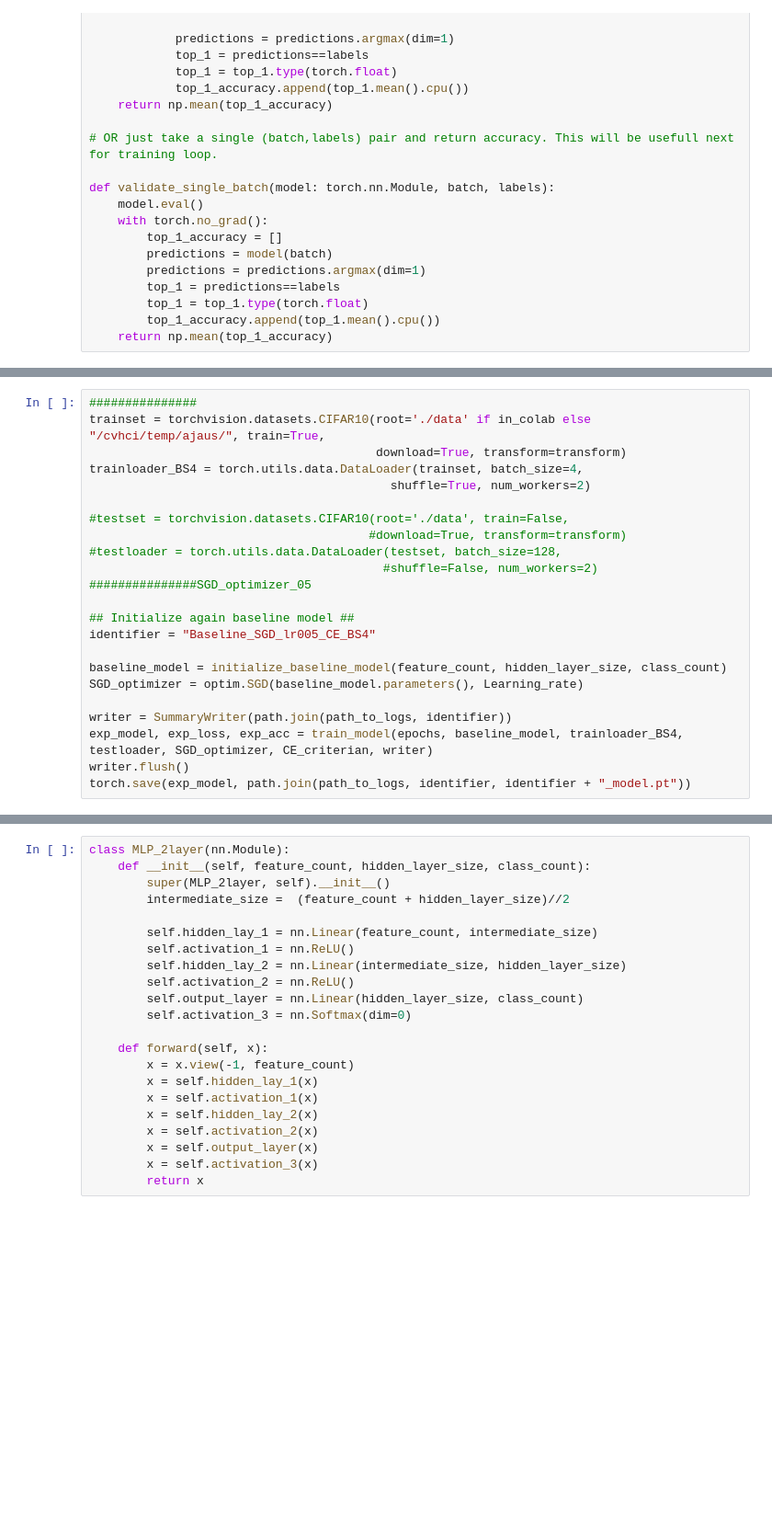
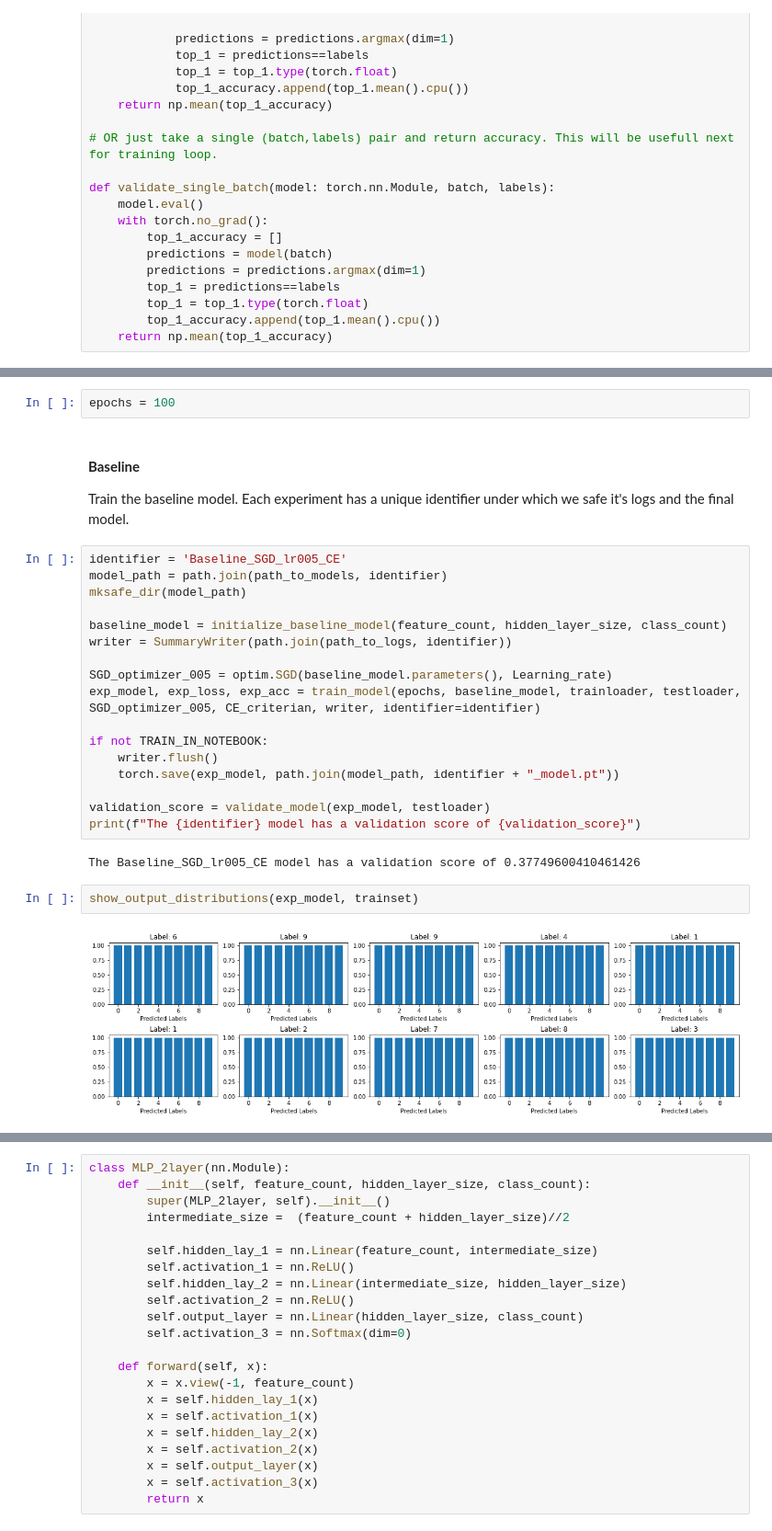
Before and after one commit to alexanderjaus/Lecture_Notebook, a Jupyter notebook: Practical_Course_Cifar_10.ipynb, the cells around one changed output, grey strips where cells are left out. Shown at 92% size. Saved outputs shown, nothing was run; the diff lists cells and outputs as text; blank space fills up the shorter version.

Commit message:
Added description to notebook and fix minor mistakes

```diff
--- a/Practical_Course_Cifar_10.ipynb
+++ b/Practical_Course_Cifar_10.ipynb
@@ -372,23 +272,0 @@ torch.save(exp_model, path.join(path_to_logs, identifier, identifier + "_model.p
-# %%
-###############
-trainset = torchvision.datasets.CIFAR10(root='./data' if in_colab else "/cvhci/temp/ajaus/", train=True,
-                                        download=True, transform=transform)
-trainloader_BS4 = torch.utils.data.DataLoader(trainset, batch_size=4,
-                                          shuffle=True, num_workers=2)
-
-#testset = torchvision.datasets.CIFAR10(root='./data', train=False,
-                                       #download=True, transform=transform)
-#testloader = torch.utils.data.DataLoader(testset, batch_size=128,
-                                         #shuffle=False, num_workers=2)
-###############SGD_optimizer_05
-
-## Initialize again baseline model ##
-identifier = "Baseline_SGD_lr005_CE_BS4"
-
-baseline_model = initialize_baseline_model(feature_count, hidden_layer_size, class_count)
-SGD_optimizer = optim.SGD(baseline_model.parameters(), Learning_rate)
-
-writer = SummaryWriter(path.join(path_to_logs, identifier))
-exp_model, exp_loss, exp_acc = train_model(epochs, baseline_model, trainloader_BS4, testloader, SGD_optimizer, CE_criterian, writer)
-writer.flush()
-torch.save(exp_model, path.join(path_to_logs, identifier, identifier + "_model.pt"))
@@ -530,0 +357,28 @@ Include one more more hidden layer
+# %%
+epochs = 100
+# %% [markdown]
+#### **Baseline**
+Train the baseline model. Each experiment has a unique identifier under which we safe it's logs and the final model.
+# %%
+identifier = 'Baseline_SGD_lr005_CE'
+model_path = path.join(path_to_models, identifier)
+mksafe_dir(model_path)
+
+baseline_model = initialize_baseline_model(feature_count, hidden_layer_size, class_count)
+writer = SummaryWriter(path.join(path_to_logs, identifier))
+
+SGD_optimizer_005 = optim.SGD(baseline_model.parameters(), Learning_rate)
+exp_model, exp_loss, exp_acc = train_model(epochs, baseline_model, trainloader, testloader, SGD_optimizer_005, CE_criterian, writer, identifier=identifier)
+
+if not TRAIN_IN_NOTEBOOK:
+    writer.flush()
+    torch.save(exp_model, path.join(model_path, identifier + "_model.pt"))
+
+validation_score = validate_model(exp_model, testloader)
+print(f"The {identifier} model has a validation score of {validation_score}")
+# %% [output]
+The Baseline_SGD_lr005_CE model has a validation score of 0.37749600410461426
+# %%
+show_output_distributions(exp_model, trainset)
+# %% [output]
+[figure, added]
```
Also changed, not shown: parts of 110 cells of this notebook.
